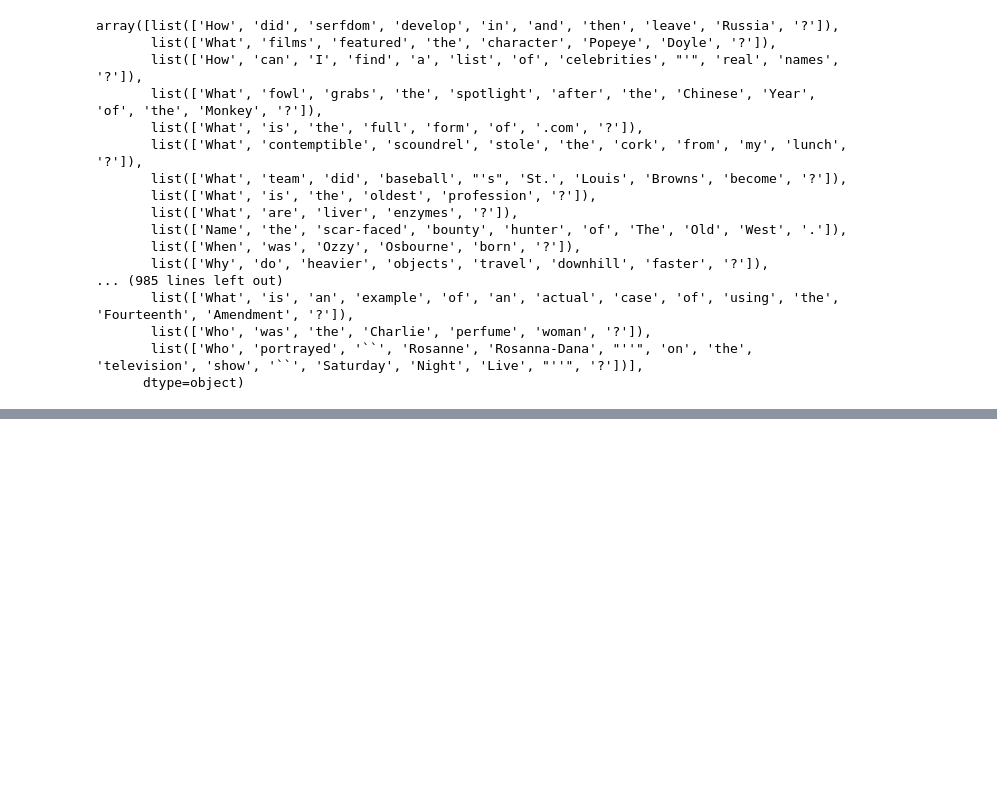
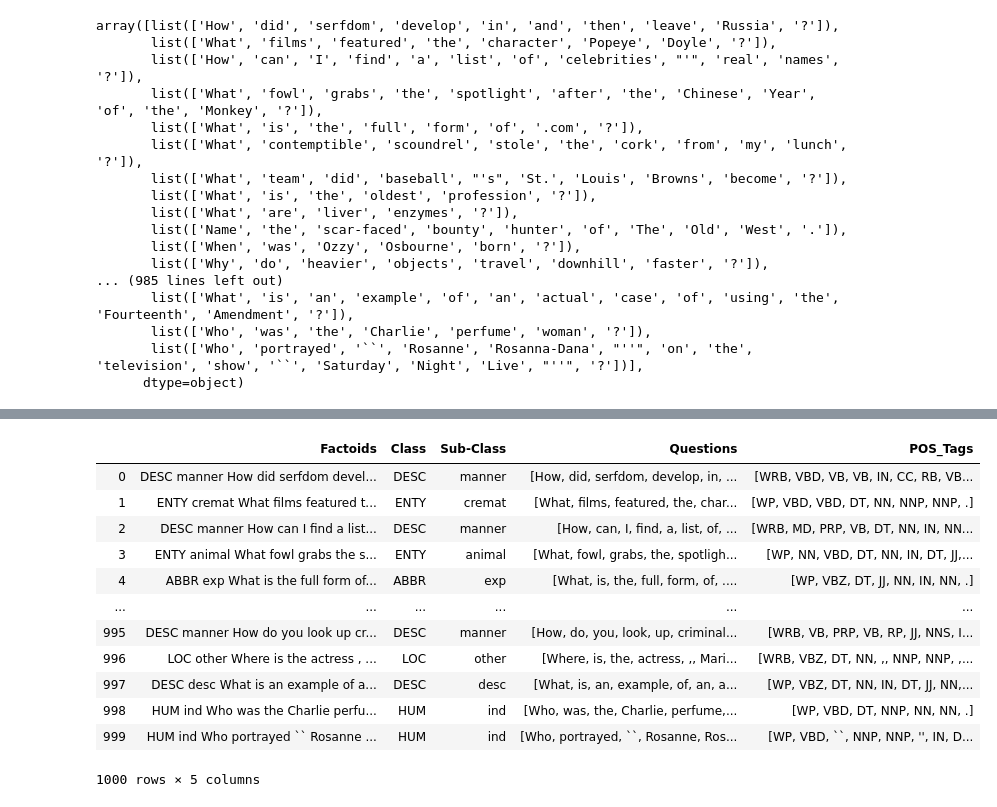
Before and after one commit to akshaynayanravi/factoid_questions_classification, a Jupyter notebook: factoid_questions_classification-checkpoint.ipynb, the cells around one changed output, grey strips where cells are left out. Cells and saved outputs as stored; diff of their text form; code cells hidden in the pictures; blank space fills up the shorter version.

```diff
--- a/factoid_questions_classification-checkpoint.ipynb
+++ b/factoid_questions_classification-checkpoint.ipynb
@@ -48,7 +49,8 @@ data_raw.drop('Factoids', axis=1)
 | 999 | HUM | ind | [Who, portrayed, ``, Rosanne, Ros... |
 1000 rows × 3 columns
 # %%
-data_raw.Questions.to_numpy()
+questions = data_raw.Questions.to_numpy()
+questions
 # %% [output]
 array([list(['How', 'did', 'serfdom', 'develop', 'in', 'and', 'then', 'leave', 'Russia', '?']),
        list(['What', 'films', 'featured', 'the', 'character', 'Popeye', 'Doyle', '?']),
@@ -67,3 +69,6 @@ array([list(['How', 'did', 'serfdom', 'develop', 'in', 'and', 'then', 'leave', '
        list(['Who', 'was', 'the', 'Charlie', 'perfume', 'woman', '?']),
        list(['Who', 'portrayed', '``', 'Rosanne', 'Rosanna-Dana', "''", 'on', 'the', 'television', 'show', '``', 'Saturday', 'Night', 'Live', "''", '?'])],
       dtype=object)
+# %%
+postagged = [pos_tag(question) for question in questions]
+postagged
@@ -69,0 +93,15 @@ array([list(['How', 'did', 'serfdom', 'develop', 'in', 'and', 'then', 'leave', '
+# %%
+pos_tags = []
+
+for i in range(len(postagged)):
+    postagged[i]
+
+    tags = []
+
+    for j in range(len(postagged[i])):
+        tags.append(postagged[i][j][1])
+
+    pos_tags.append(tags)
+
+pos_tags
+np.array(pos_tags)
@@ -69,0 +126,17 @@ array([list(['How', 'did', 'serfdom', 'develop', 'in', 'and', 'then', 'leave', '
+# %%
+data_raw['POS_Tags'] = np.array(pos_tags)
+data_raw
+# %% [output]
+|  | Factoids | Class | Sub-Class | Questions | POS_Tags |
+| 0 | DESC manner How did serfdom devel... | DESC | manner | [How, did, serfdom, develop, in, ... | [WRB, VBD, VB, VB, IN, CC, RB, VB... |
+| 1 | ENTY cremat What films featured t... | ENTY | cremat | [What, films, featured, the, char... | [WP, VBD, VBD, DT, NN, NNP, NNP, .] |
+| 2 | DESC manner How can I find a list... | DESC | manner | [How, can, I, find, a, list, of, ... | [WRB, MD, PRP, VB, DT, NN, IN, NN... |
+| 3 | ENTY animal What fowl grabs the s... | ENTY | animal | [What, fowl, grabs, the, spotligh... | [WP, NN, VBD, DT, NN, IN, DT, JJ,... |
+| 4 | ABBR exp What is the full form of... | ABBR | exp | [What, is, the, full, form, of, .... | [WP, VBZ, DT, JJ, NN, IN, NN, .] |
+| ... | ... | ... | ... | ... | ... |
+| 995 | DESC manner How do you look up cr... | DESC | manner | [How, do, you, look, up, criminal... | [WRB, VB, PRP, VB, RP, JJ, NNS, I... |
+| 996 | LOC other Where is the actress , ... | LOC | other | [Where, is, the, actress, ,, Mari... | [WRB, VBZ, DT, NN, ,, NNP, NNP, ,... |
+| 997 | DESC desc What is an example of a... | DESC | desc | [What, is, an, example, of, an, a... | [WP, VBZ, DT, NN, IN, DT, JJ, NN,... |
+| 998 | HUM ind Who was the Charlie perfu... | HUM | ind | [Who, was, the, Charlie, perfume,... | [WP, VBD, DT, NNP, NN, NN, .] |
+| 999 | HUM ind Who portrayed `` Rosanne ... | HUM | ind | [Who, portrayed, ``, Rosanne, Ros... | [WP, VBD, ``, NNP, NNP, '', IN, D... |
+1000 rows × 5 columns
```
Also changed, not shown: parts of 8 cells of this notebook.
